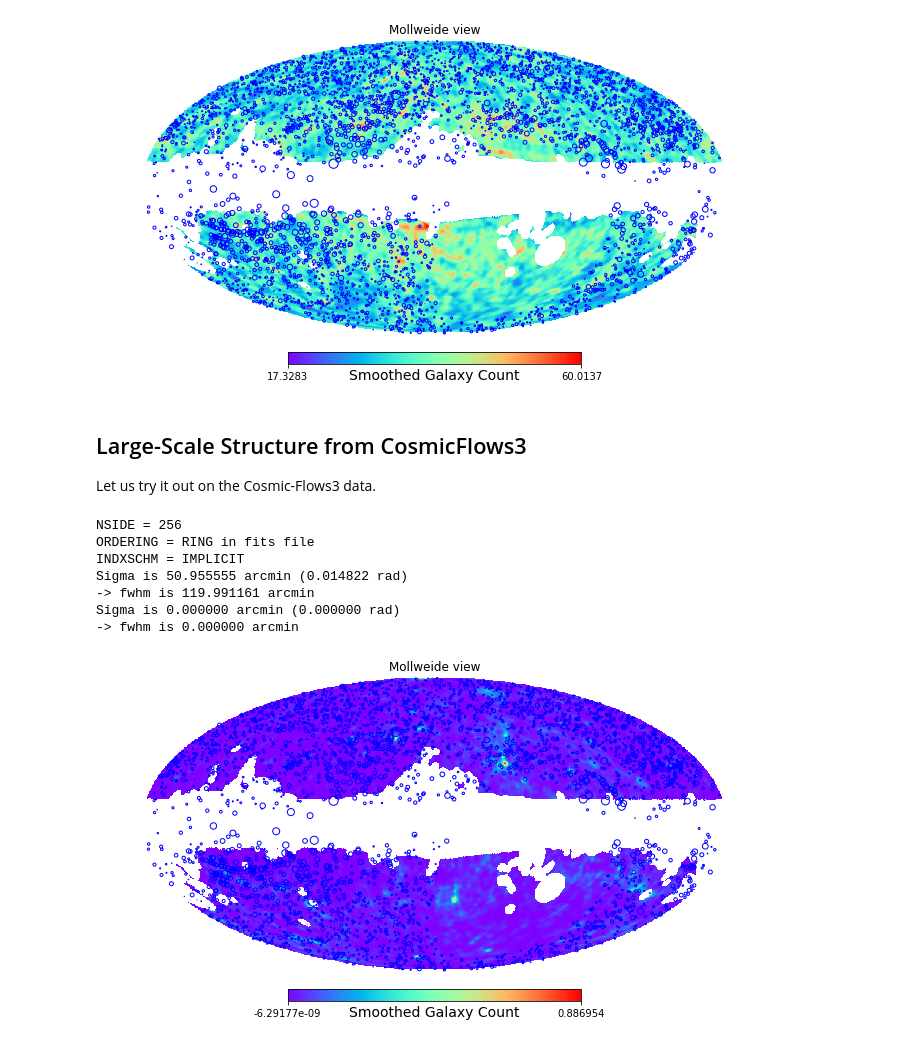
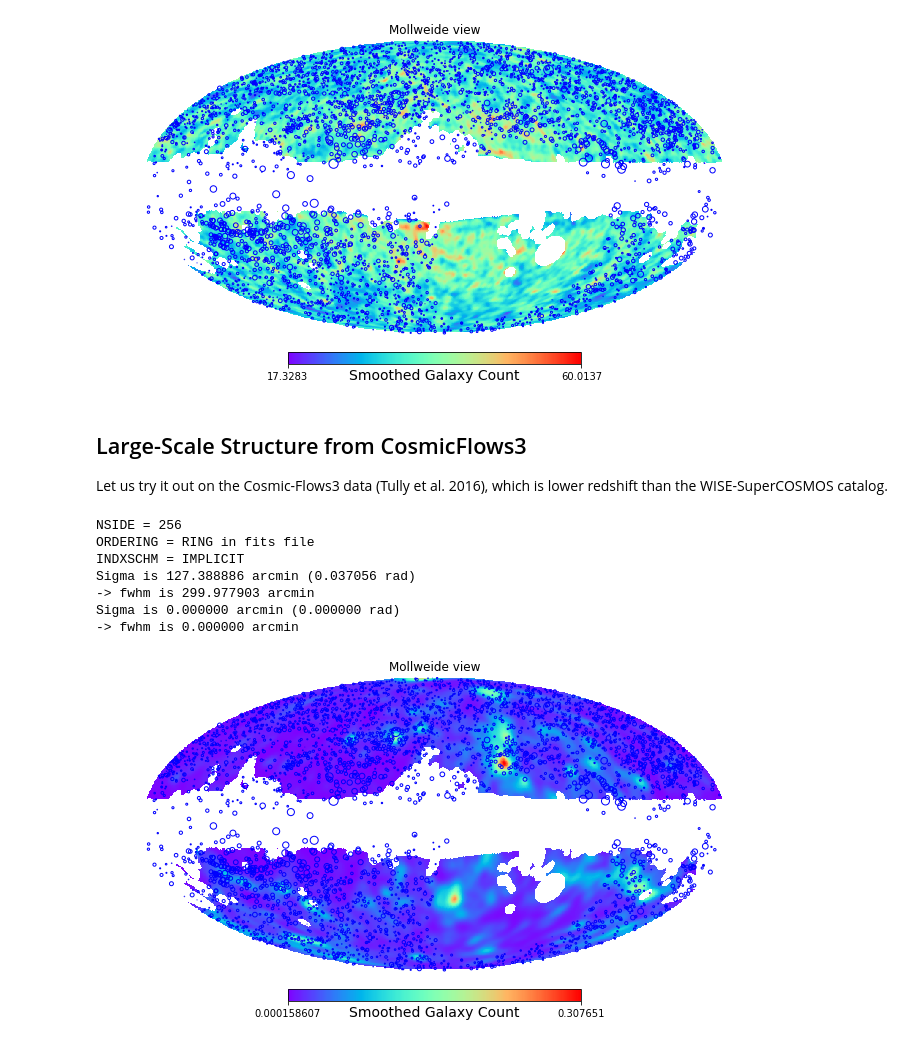
Before and after one commit to sheabrown/RMs_LSS, a Jupyter notebook: RMs_LSS.ipynb, the cells around one changed output. Saved outputs shown, nothing was run; the diff lists cells and outputs as text; code cells hidden in the pictures.

```diff
--- a/RMs_LSS.ipynb
+++ b/RMs_LSS.ipynb
@@ -60,25 +60,25 @@ Sigma is 0.000000 arcmin (0.000000 rad)
 [figure]
 # %% [markdown]
 ## Large-Scale Structure from CosmicFlows3
-Let us try it out on the Cosmic-Flows3 data.
+Let us try it out on the Cosmic-Flows3 data (Tully et al. 2016), which is lower redshift than the WISE-SuperCOSMOS catalog.
 # %%
 map=hp.read_map('cosmicflows3.fits')
-smo=hp.smoothing(map,fwhm=2.0/57.3)
+smo=hp.smoothing(map,fwhm=5.0/57.3)
 smo=hp.ma(smo)
 smo.mask=np.logical_not(mask)
 hp.mollview(smo,unit='Smoothed Galaxy Count', cmap=cool_map)
 
 for i in range(len(rm)):
         hp.projscatter(l[i],b[i],lonlat=True,s=np.abs(rm[i])/5.,coord='G',linewidth=1,color='blue',facecolors='none')
 
 plt.plot()
 plt.show()
 # %% [output]
 NSIDE = 256
 ORDERING = RING in fits file
 INDXSCHM = IMPLICIT
-Sigma is 50.955555 arcmin (0.014822 rad)
--> fwhm is 119.991161 arcmin
+Sigma is 127.388886 arcmin (0.037056 rad)
+-> fwhm is 299.977903 arcmin
 Sigma is 0.000000 arcmin (0.000000 rad)
 -> fwhm is 0.000000 arcmin
-[figure, old version]
+[figure, new version]
```
Also changed, not shown: parts of 13 cells of this notebook.
